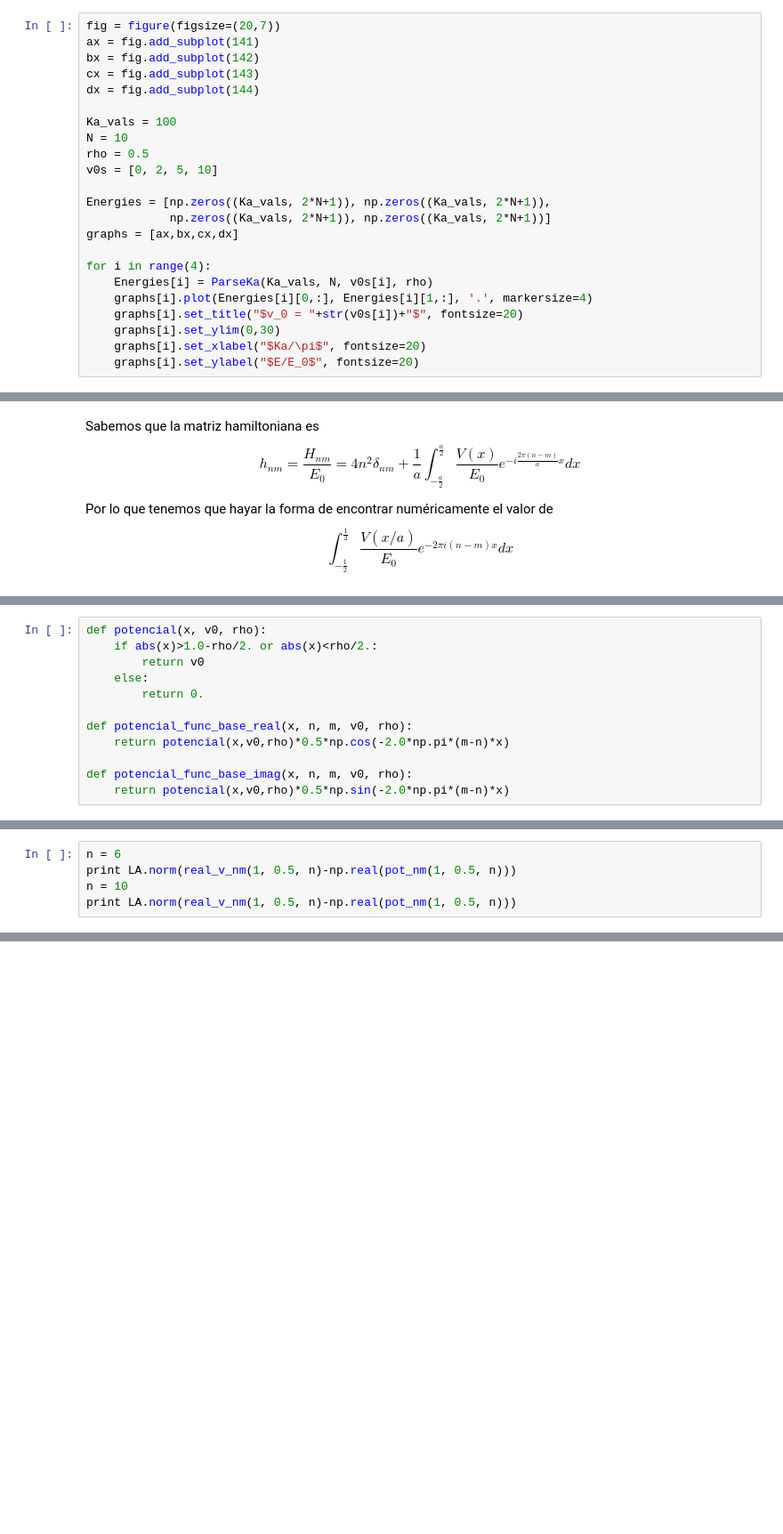
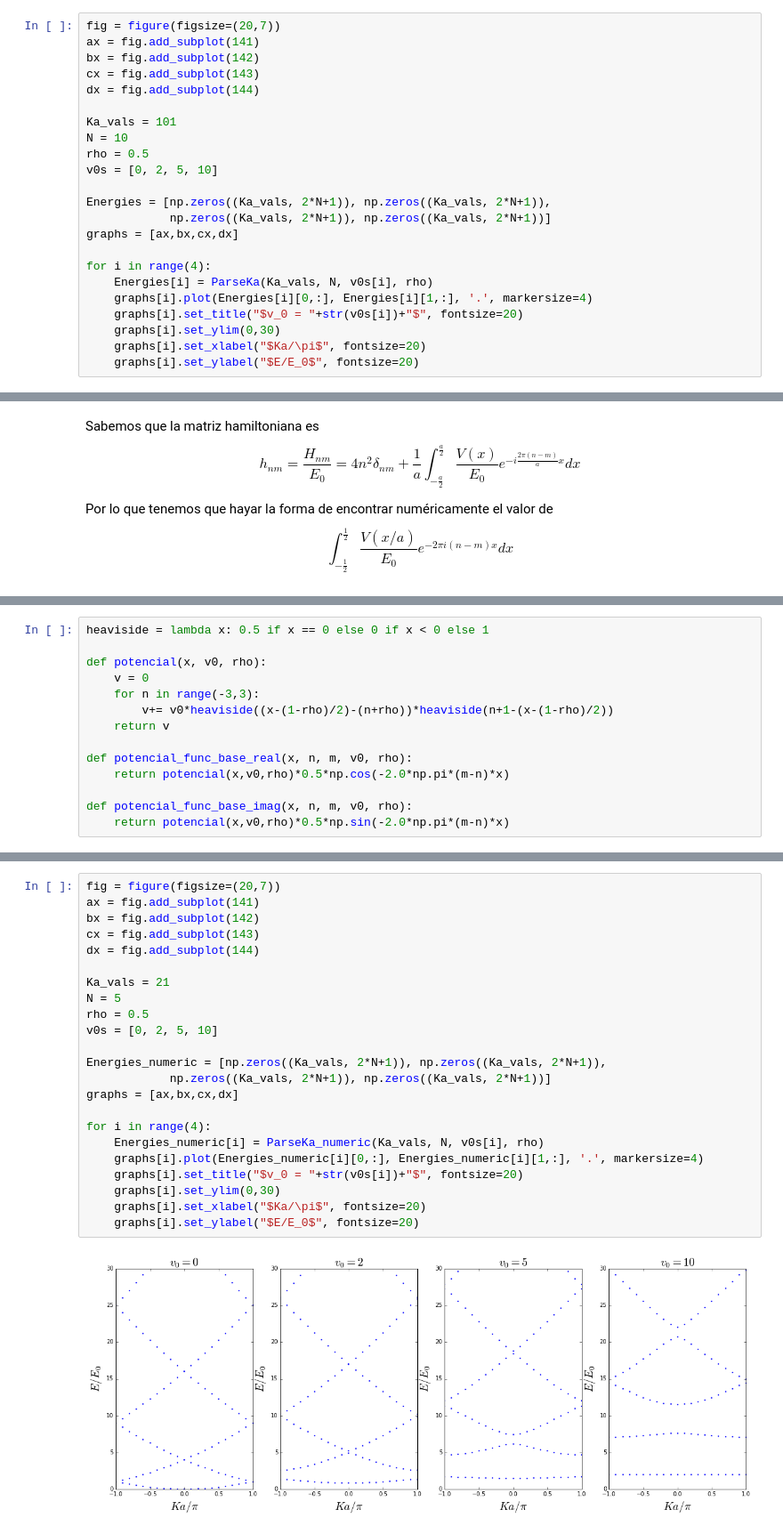
Before and after one commit to diegohdzrjk/Proyecto-Computacional, a Jupyter notebook: Kronig_Penny_model_1D_numeric.ipynb, the cells around one changed output, grey strips where cells are left out. Shown at 89% size. Drawn from its saved outputs; the diff is of its cells as text; blank space fills up the shorter version.

Commit message:
Se hizo un analisis mas detallado de la comparacion entre la forma numerica y la forma analica de la matriz hamiltoniana. quedan problemas por resolver

```diff
--- a/Kronig_Penny_model_1D_numeric.ipynb
+++ b/Kronig_Penny_model_1D_numeric.ipynb
@@ -60,7 +60,7 @@ bx = fig.add_subplot(142)
 cx = fig.add_subplot(143)
 dx = fig.add_subplot(144)
 
-Ka_vals = 100
+Ka_vals = 101
 N = 10
 rho = 0.5
 v0s = [0, 2, 5, 10]
@@ -106,9 +89,11 @@ def real_v_nm(v0, rho, N):
 # %%
+heaviside = lambda x: 0.5 if x == 0 else 0 if x < 0 else 1
+
 def potencial(x, v0, rho):
-    if abs(x)>1.0-rho/2. or abs(x)<rho/2.:
-        return v0
-    else:
-        return 0.
+    v = 0
+    for n in range(-3,3):
+        v+= v0*heaviside((x-(1-rho)/2)-(n+rho))*heaviside(n+1-(x-(1-rho)/2))
+    return v
 
 def potencial_func_base_real(x, n, m, v0, rho):
     return potencial(x,v0,rho)*0.5*np.cos(-2.0*np.pi*(m-n)*x)
@@ -128,5 +102,0 @@ def pot_nm(v0, rho, N):
-# %%
-n = 6
-print LA.norm(real_v_nm(1, 0.5, n)-np.real(pot_nm(1, 0.5, n)))
-n = 10
-print LA.norm(real_v_nm(1, 0.5, n)-np.real(pot_nm(1, 0.5, n)))
@@ -135,0 +141,25 @@ print LA.norm(real_v_nm(1, 0.5, n)-np.real(pot_nm(1, 0.5, n)))
+# %%
+fig = figure(figsize=(20,7))
+ax = fig.add_subplot(141)
+bx = fig.add_subplot(142)
+cx = fig.add_subplot(143)
+dx = fig.add_subplot(144)
+
+Ka_vals = 21
+N = 5
+rho = 0.5
+v0s = [0, 2, 5, 10]
+
+Energies_numeric = [np.zeros((Ka_vals, 2*N+1)), np.zeros((Ka_vals, 2*N+1)),
+            np.zeros((Ka_vals, 2*N+1)), np.zeros((Ka_vals, 2*N+1))]
+graphs = [ax,bx,cx,dx]
+
+for i in range(4):
+    Energies_numeric[i] = ParseKa_numeric(Ka_vals, N, v0s[i], rho)
+    graphs[i].plot(Energies_numeric[i][0,:], Energies_numeric[i][1,:], '.', markersize=4)
+    graphs[i].set_title("$v_0 = "+str(v0s[i])+"$", fontsize=20)
+    graphs[i].set_ylim(0,30)
+    graphs[i].set_xlabel("$Ka/\pi$", fontsize=20)
+    graphs[i].set_ylabel("$E/E_0$", fontsize=20)
+# %% [output]
+[figure, added]
```
Also changed, not shown: parts of 11 cells of this notebook.
